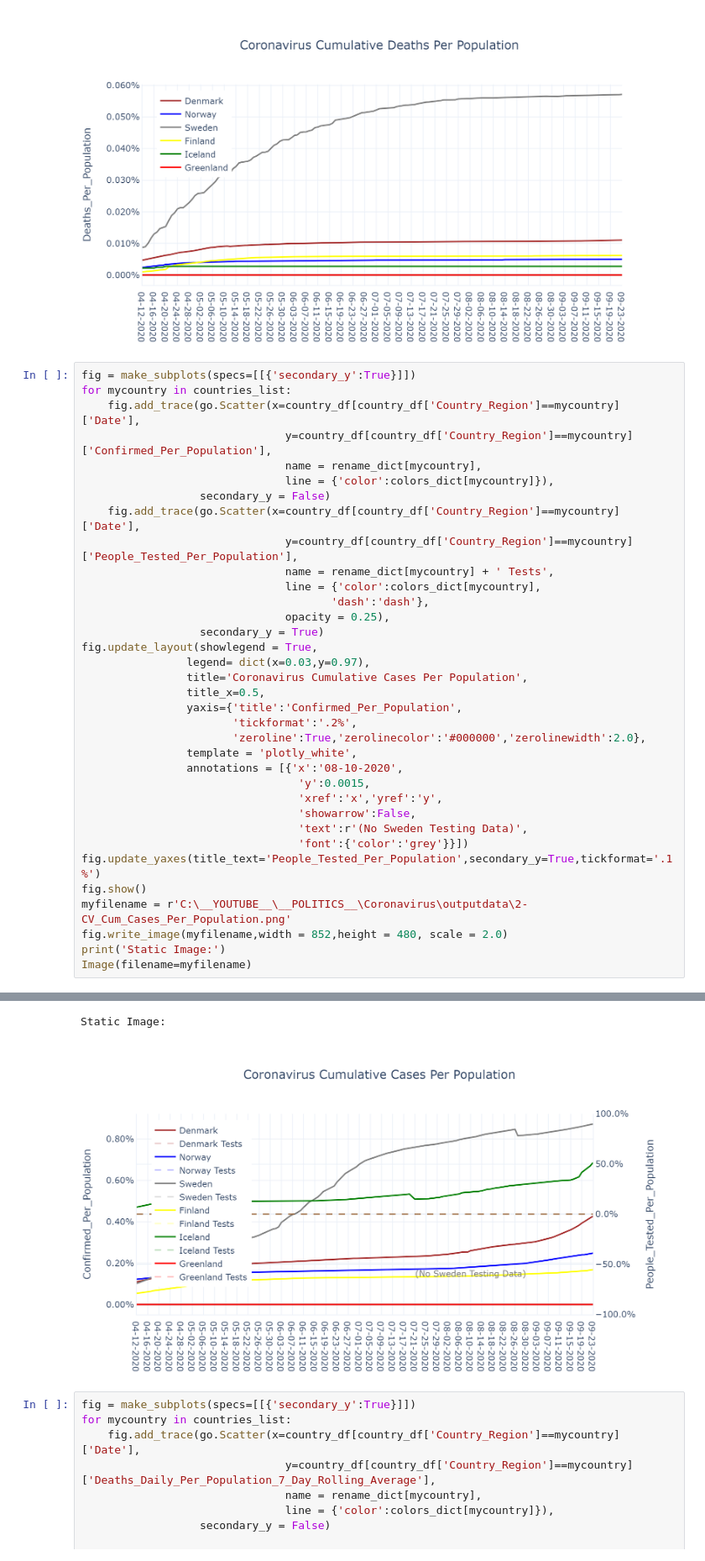
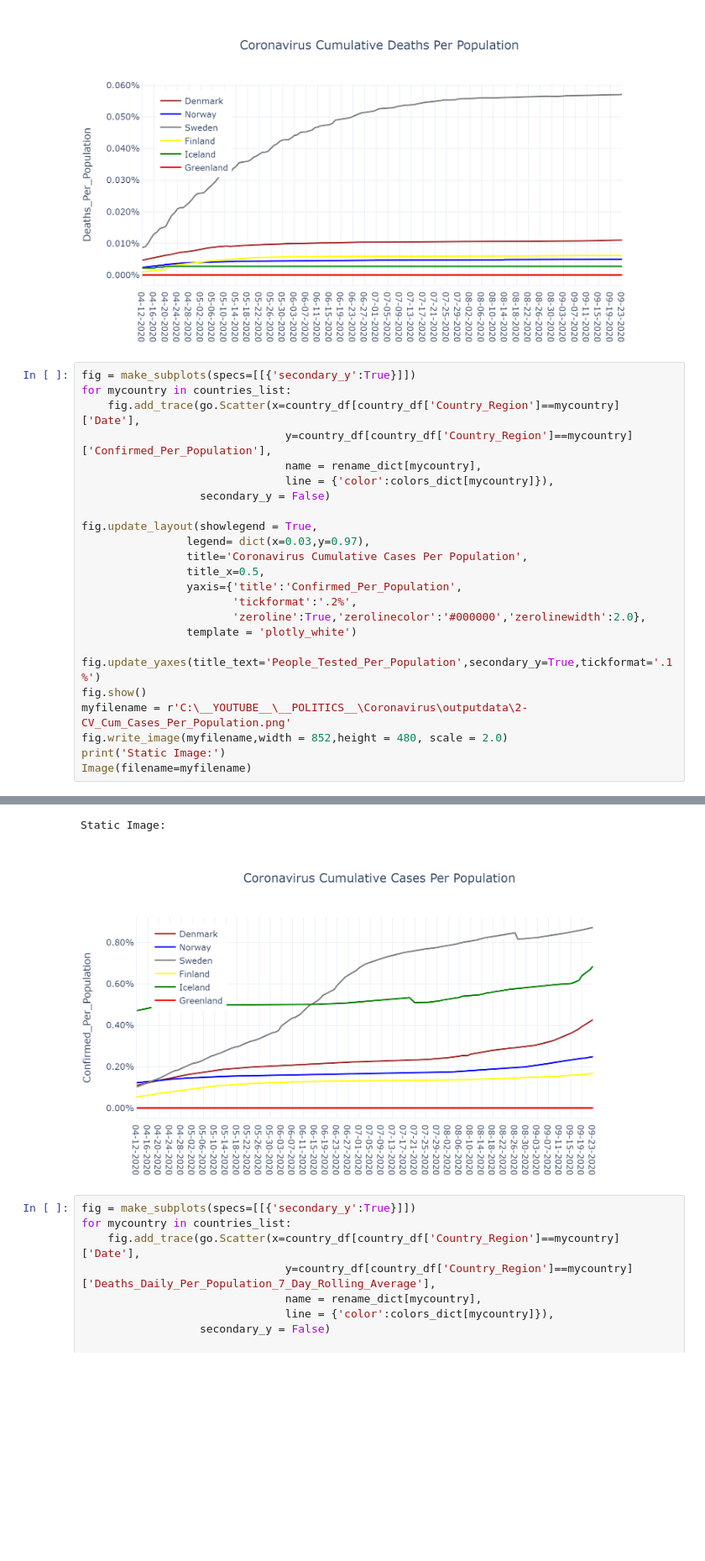
Before and after one commit to Renaissanc3Man/Coronavirus, a Jupyter notebook: Coronavirus-Copy3.ipynb, the cells around one changed output, grey strips where cells are left out. Shown at 84% size. Cells and saved outputs as stored; diff of their text form; blank space fills up the shorter version.

```diff
--- a/Coronavirus-Copy3.ipynb
+++ b/Coronavirus-Copy3.ipynb
@@ -127,42 +127,31 @@ Static Image:
 # %%
 fig = make_subplots(specs=[[{'secondary_y':True}]])
 for mycountry in countries_list:
     fig.add_trace(go.Scatter(x=country_df[country_df['Country_Region']==mycountry]['Date'],
                                y=country_df[country_df['Country_Region']==mycountry]['Confirmed_Per_Population'],
                                name = rename_dict[mycountry],
                                line = {'color':colors_dict[mycountry]}),
                   secondary_y = False)
-    fig.add_trace(go.Scatter(x=country_df[country_df['Country_Region']==mycountry]['Date'],
-                               y=country_df[country_df['Country_Region']==mycountry]['People_Tested_Per_Population'],
-                               name = rename_dict[mycountry] + ' Tests',
-                               line = {'color':colors_dict[mycountry],
-                                      'dash':'dash'},
-                               opacity = 0.25),
-                  secondary_y = True)
+
 fig.update_layout(showlegend = True,
                 legend= dict(x=0.03,y=0.97),
                 title='Coronavirus Cumulative Cases Per Population',
                 title_x=0.5,
                 yaxis={'title':'Confirmed_Per_Population',
                        'tickformat':'.2%',
                        'zeroline':True,'zerolinecolor':'#000000','zerolinewidth':2.0},
-                template = 'plotly_white',
-                annotations = [{'x':'08-10-2020',
-                                 'y':0.0015,
-                                 'xref':'x','yref':'y',
-                                 'showarrow':False,
-                                 'text':r'(No Sweden Testing Data)',
-                                 'font':{'color':'grey'}}])
+                template = 'plotly_white')
+
 fig.update_yaxes(title_text='People_Tested_Per_Population',secondary_y=True,tickformat='.1%')
 fig.show()
 myfilename = r'C:\__YOUTUBE__\__POLITICS__\Coronavirus\outputdata\2-CV_Cum_Cases_Per_Population.png'
 fig.write_image(myfilename,width = 852,height = 480, scale = 2.0)
 print('Static Image:')
 Image(filename=myfilename)
 # %% [output]
 [interactive output not drawn]
 Static Image:
-[figure, old version]
+[figure, new version]
 # %%
 fig = make_subplots(specs=[[{'secondary_y':True}]])
 for mycountry in countries_list:
```
